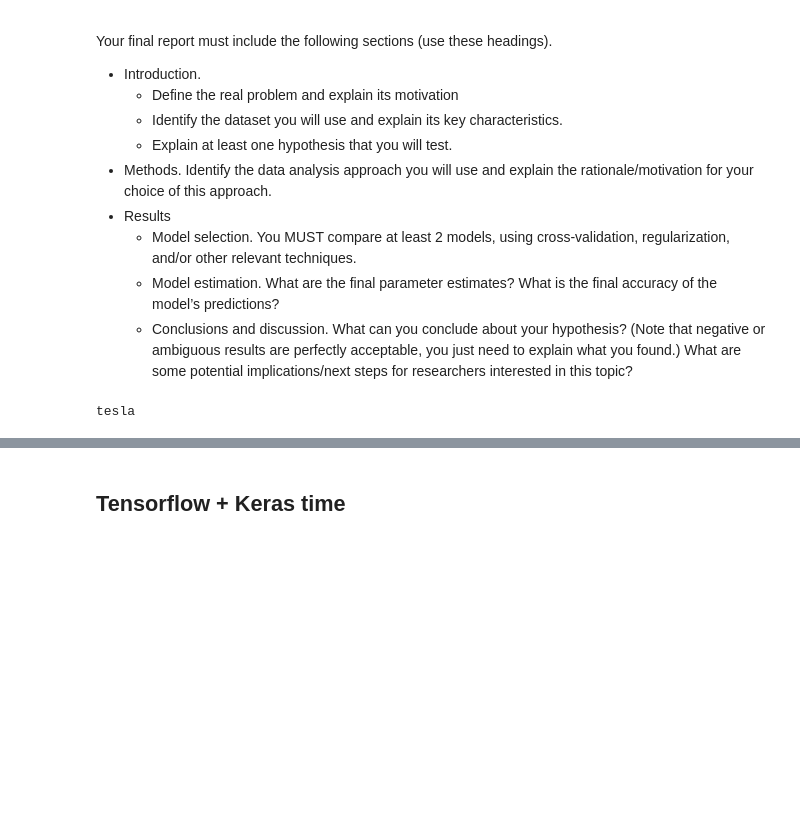
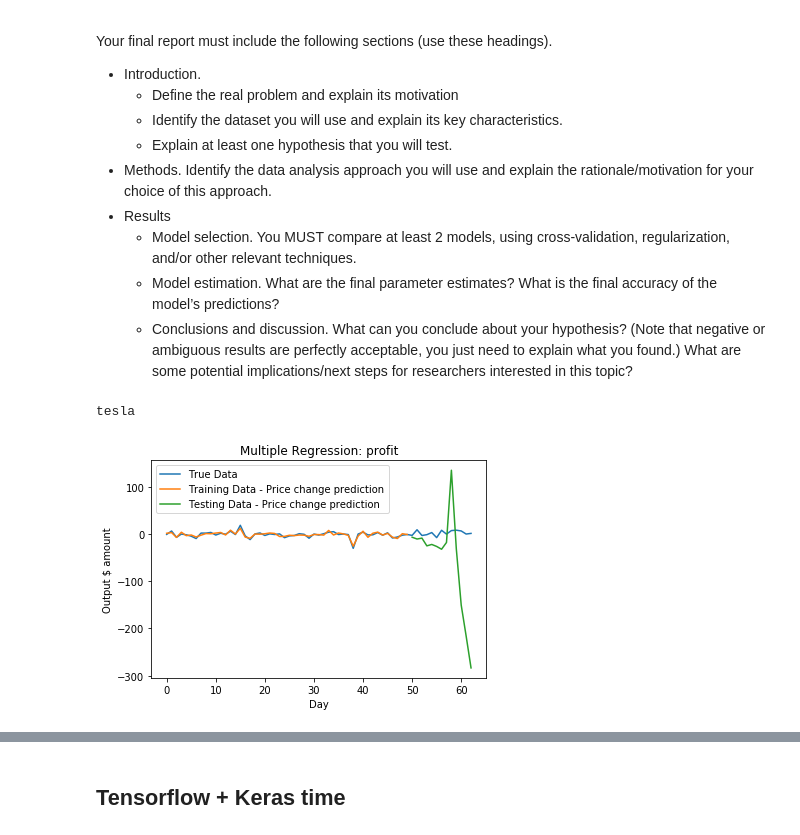
Before and after one commit to edwjchen/StockExploration, a Jupyter notebook: stockbot-Geeling.ipynb, the cells around one changed output, grey strips where cells are left out. Drawn from its saved outputs; the diff is of its cells as text; code cells hidden in the pictures; blank space fills up the shorter version.

Commit message:
Added moving avg and std to regression models

```diff
--- a/stockbot-Geeling.ipynb
+++ b/stockbot-Geeling.ipynb
@@ -150,5 +150,5 @@ def trainMultipleRegression(y_col, parameter_cols, training_data):
     for i in parameter_cols:
         formula = formula + " + " + i
 
-    mdl=sm.formula.ols(formula=formula, data=training_data).fit()
-    return mdl
+    result = sm.formula.ols(formula=formula, data=training_data).fit()
+    return result
@@ -195,3 +230,16 @@ def trainAndPlotRidgeRegression(y_col, parameter_cols, df_all_data_train, df_all
+# %%
+def getAllParamCols(df_all_data):
+    cols = list(df_all_data.columns)
+    cols.remove('profit')
+    cols.remove('open')
+    cols.remove('close')
+    cols.remove('high')
+    cols.remove('low')
+    cols.remove('times')
+    cols.remove('date')
+    cols.remove('index')
+    cols.remove('volume')
+    return cols
 # %%
 # Get trend data
 df_trends = getTrendDataDF(kw_list)
@@ -200,55 +248,80 @@ df_trends = getTrendDataDF(kw_list)
 dict_stocks = getDailyStockInfoDict(company_symbol)
 # %%
 # Join data together, train various models
-for company in companies[:1]:
+for company in companies[:5]:
     print(company)
     # Get specific company data
     df_all_data = getOverlapDateData(company, dict_stocks, df_trends)
 
-    # Add profit column
+
+    # Add more data columns
     df_all_data['profit'] = df_all_data['open']-df_all_data['close']
-    df_all_data = df_all_data.iloc[::-1] # Reverse index order
+    df_all_data['mid'] = (df_all_data['high']+df_all_data['low'])/2
 
     # Trends cols (everything except these cols that are removed)
-    cols = list(df_all_data.columns)
-    cols.remove('profit')
-    cols.remove('open')
-    cols.remove('close')
-    cols.remove('high')
-    cols.remove('low')
-    cols.remove('times')
-    cols.remove('date')
-    cols.remove('index')
-    cols.remove('volume')
-    # print(cols)
+    cols = getAllParamCols(df_all_data)
 
-    for col in cols[:1]:
-        col_increment = [df_all_data[col][i] - [df_all_data[col][i-1] for i in range(1, len(df_all_data))]]
+    num_days_to_average = 10
+    col = 'profit'
+    col_movingAvg, col_stdev = getMovingAvgAndStdDev(col, num_days_to_average, df_all_data)
+    df_all_data[col+'_movingAvg'] = col_movingAvg
+    df_all_data[col+'_stdev'] = col_stdev
+
+    col = 'mid'
+    col_movingAvg, col_stdev = getMovingAvgAndStdDev(col, num_days_to_average, df_all_data)
+    df_all_data[col+'_movingAvg'] = col_movingAvg
+    df_all_data[col+'_stdev'] = col_stdev
+
+    col = 'volume'
+    col_movingAvg, col_stdev = getMovingAvgAndStdDev(col, num_days_to_average, df_all_data)
+    df_all_data[col+'_movingAvg'] = col_movingAvg
+    df_all_data[col+'_stdev'] = col_stdev
+
+
+
+    for col in cols:
+        # Prev to today increment amount
+        col_increment = [df_all_data[col][i] - df_all_data[col][i+1] for i in range(len(df_all_data) - 1)]
+        col_increment.append(0) # Append this so we can have 0 padding
         df_all_data[col+'_increment'] = col_increment
 
-    print(col_increment)
+        col_movingAvg, col_stdev = getMovingAvgAndStdDev(col, num_days_to_average, df_all_data)
+
+        df_all_data[col+'_movingAvg'] = col_movingAvg
+        df_all_data[col+'_stdev'] = col_stdev
+
+
+    cols = getAllParamCols(df_all_data)
+
+    # Reverse index order
+    df_all_data = df_all_data.iloc[::-1]
+
     # Split into training and testing data
     df_all_data_train = df_all_data[:50]
     df_all_data_test = df_all_data[50:]
 
 
     # Profit prediction:
-    #profit_multiple_regression_mdl = trainMultipleRegression('profit', cols, df_all_data_train)
+    profit_multiple_regression_res = trainMultipleRegression('profit', cols, df_all_data_train)
+    plotMultipleRegression(profit_multiple_regression_res, 'profit', cols, df_all_data, df_all_data_train, df_all_data_test)
 
     # Stock price prediction
-    #close_multiple_regression_mdl = trainMultipleRegression('close', cols, df_all_data_train)
+    close_multiple_regression_res = trainMultipleRegression('close', cols, df_all_data_train)
+    plotMultipleRegression(close_multiple_regression_res, 'close', cols, df_all_data, df_all_data_train, df_all_data_test)
+
 
     # Standardize the input parameters
     df_standardized_data = df_all_data.copy()
 
     for col in cols:
         df_standardized_data[col] = df_standardized_data[col] / np.std(df_standardized_data[col].values)
 
     # Split into training and testing data
     df_all_data_train = df_standardized_data[:50]
     df_all_data_test = df_standardized_data[50:]
 
     # Ridge Regression
     trainAndPlotRidgeRegression('close', cols, df_all_data_train, df_all_data_test)
 # %% [output]
 tesla
+[figure, added]
```
Also changed, not shown: parts of 20 cells of this notebook, 7 other files.
